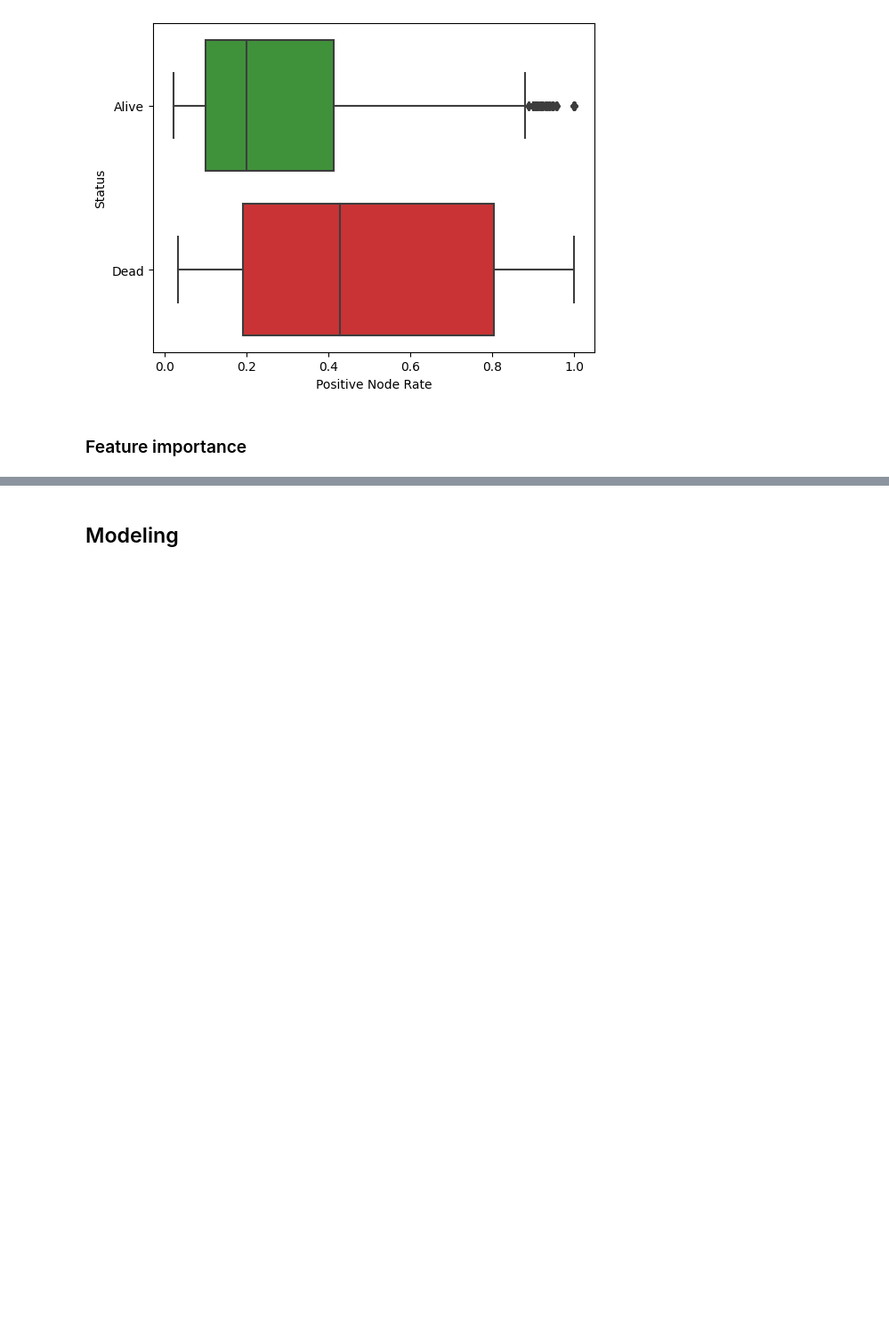
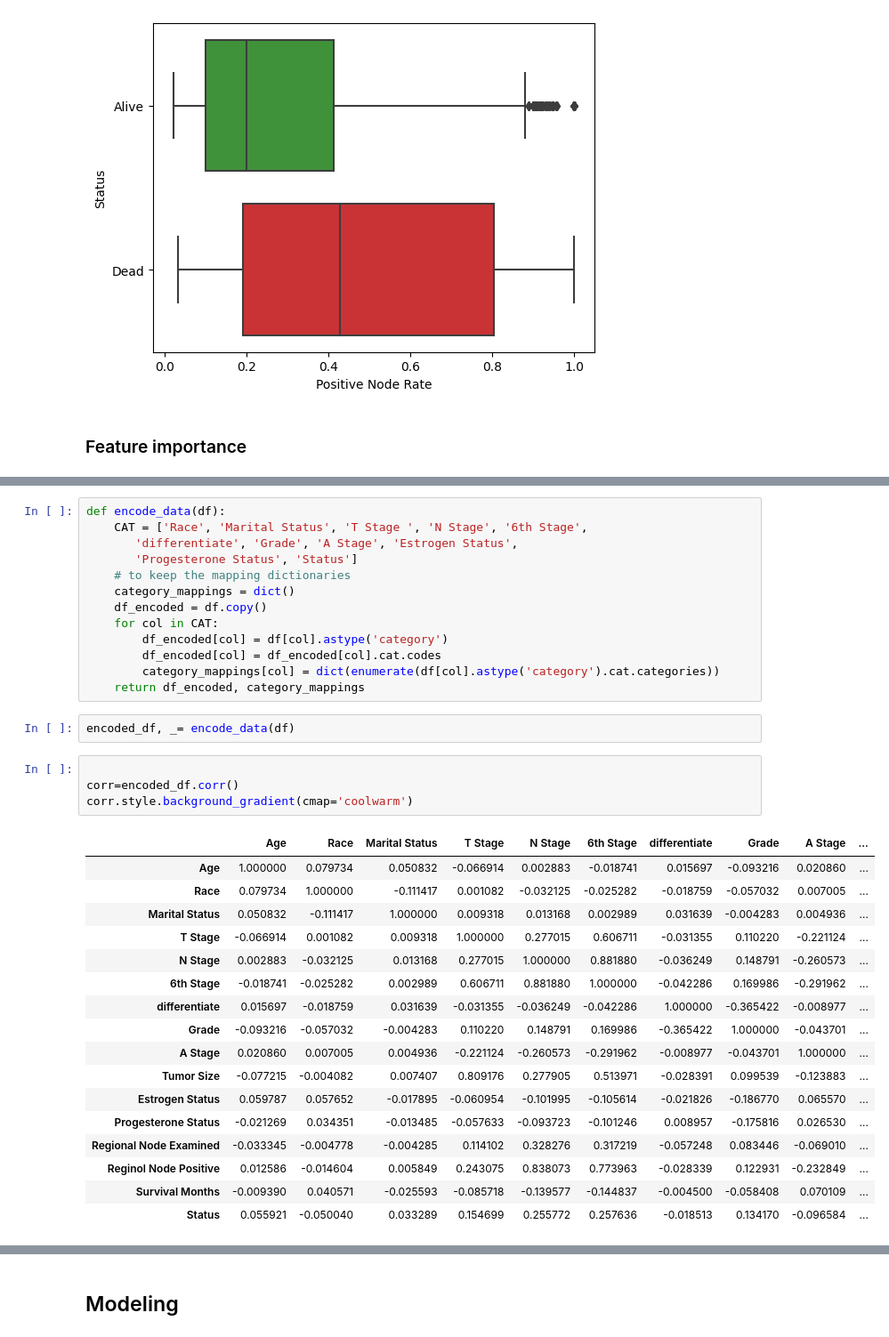
Before and after one commit to rolandina/breast-cancer-prediction-fastapi, a Jupyter notebook: notebooks/EDA.ipynb, the cells around one changed output, grey strips where cells are left out. Shown at 89% size. Saved outputs shown, nothing was run; the diff lists cells and outputs as text; blank space fills up the shorter version.

```diff
--- a/notebooks/EDA.ipynb
+++ b/notebooks/EDA.ipynb
@@ -708,0 +777,37 @@ sns.boxplot(x='Positive Node Rate', y='Status',  data=df)
+# %%
+def encode_data(df):
+    CAT = ['Race', 'Marital Status', 'T Stage ', 'N Stage', '6th Stage',
+       'differentiate', 'Grade', 'A Stage', 'Estrogen Status',
+       'Progesterone Status', 'Status']
+    # to keep the mapping dictionaries
+    category_mappings = dict()
+    df_encoded = df.copy()
+    for col in CAT:
+        df_encoded[col] = df[col].astype('category')
+        df_encoded[col] = df_encoded[col].cat.codes
+        category_mappings[col] = dict(enumerate(df[col].astype('category').cat.categories))
+    return df_encoded, category_mappings
+# %%
+encoded_df, _= encode_data(df)
+# %%
+
+corr=encoded_df.corr()
+corr.style.background_gradient(cmap='coolwarm')
+# %% [output]
+|  | Age | Race | Marital Status | T Stage | N Stage | 6th Stage | differentiate | Grade | A Stage | ... |
+| Age | 1.000000 | 0.079734 | 0.050832 | -0.066914 | 0.002883 | -0.018741 | 0.015697 | -0.093216 | 0.020860 | ... |
+| Race | 0.079734 | 1.000000 | -0.111417 | 0.001082 | -0.032125 | -0.025282 | -0.018759 | -0.057032 | 0.007005 | ... |
+| Marital Status | 0.050832 | -0.111417 | 1.000000 | 0.009318 | 0.013168 | 0.002989 | 0.031639 | -0.004283 | 0.004936 | ... |
+| T Stage | -0.066914 | 0.001082 | 0.009318 | 1.000000 | 0.277015 | 0.606711 | -0.031355 | 0.110220 | -0.221124 | ... |
+| N Stage | 0.002883 | -0.032125 | 0.013168 | 0.277015 | 1.000000 | 0.881880 | -0.036249 | 0.148791 | -0.260573 | ... |
+| 6th Stage | -0.018741 | -0.025282 | 0.002989 | 0.606711 | 0.881880 | 1.000000 | -0.042286 | 0.169986 | -0.291962 | ... |
+| differentiate | 0.015697 | -0.018759 | 0.031639 | -0.031355 | -0.036249 | -0.042286 | 1.000000 | -0.365422 | -0.008977 | ... |
+| Grade | -0.093216 | -0.057032 | -0.004283 | 0.110220 | 0.148791 | 0.169986 | -0.365422 | 1.000000 | -0.043701 | ... |
+| A Stage | 0.020860 | 0.007005 | 0.004936 | -0.221124 | -0.260573 | -0.291962 | -0.008977 | -0.043701 | 1.000000 | ... |
+| Tumor Size | -0.077215 | -0.004082 | 0.007407 | 0.809176 | 0.277905 | 0.513971 | -0.028391 | 0.099539 | -0.123883 | ... |
+| Estrogen Status | 0.059787 | 0.057652 | -0.017895 | -0.060954 | -0.101995 | -0.105614 | -0.021826 | -0.186770 | 0.065570 | ... |
+| Progesterone Status | -0.021269 | 0.034351 | -0.013485 | -0.057633 | -0.093723 | -0.101246 | 0.008957 | -0.175816 | 0.026530 | ... |
+| Regional Node Examined | -0.033345 | -0.004778 | -0.004285 | 0.114102 | 0.328276 | 0.317219 | -0.057248 | 0.083446 | -0.069010 | ... |
+| Reginol Node Positive | 0.012586 | -0.014604 | 0.005849 | 0.243075 | 0.838073 | 0.773963 | -0.028339 | 0.122931 | -0.232849 | ... |
+| Survival Months | -0.009390 | 0.040571 | -0.025593 | -0.085718 | -0.139577 | -0.144837 | -0.004500 | -0.058408 | 0.070109 | ... |
+| Status | 0.055921 | -0.050040 | 0.033289 | 0.154699 | 0.255772 | 0.257636 | -0.018513 | 0.134170 | -0.096584 | ... |
```
Also changed, not shown: parts of 16 cells of this notebook.
